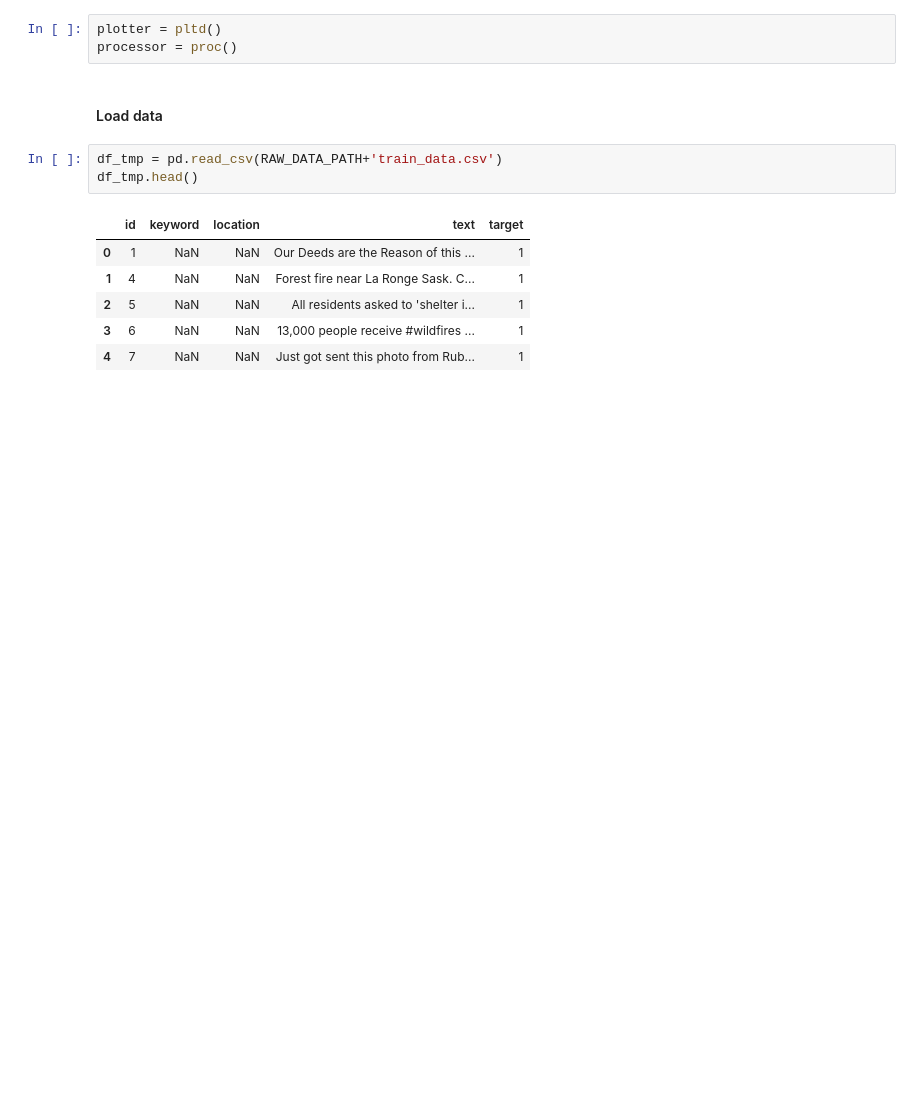
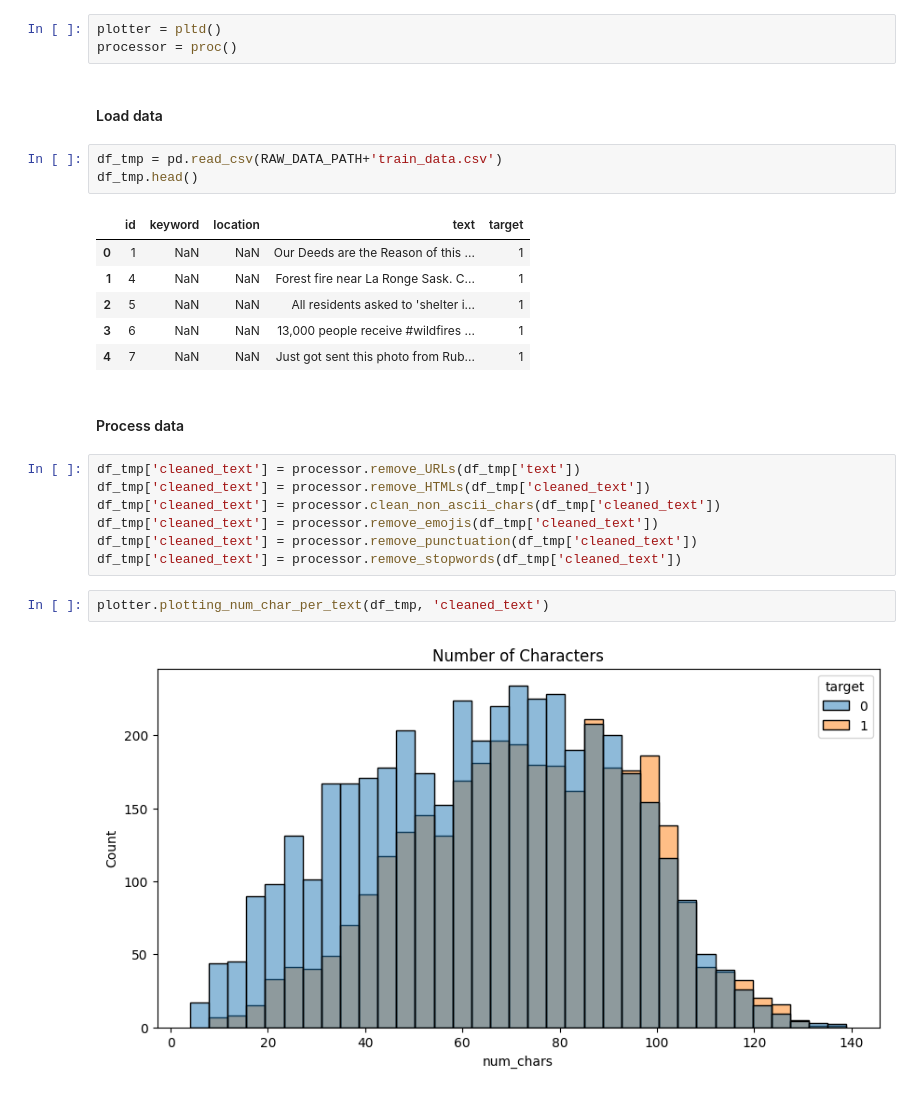
Before and after one commit to NophaieViscente/Sentiment_Analysis, a Jupyter notebook: code/AED.ipynb, the cells around one changed output. Drawn from its saved outputs; the diff is of its cells as text; blank space fills up the shorter version.

```diff
--- a/code/AED.ipynb
+++ b/code/AED.ipynb
@@ -29,3 +29,16 @@ df_tmp.head()
 | 2 | 5 | NaN | NaN | All residents asked to 'shelter i... | 1 |
 | 3 | 6 | NaN | NaN | 13,000 people receive #wildfires ... | 1 |
 | 4 | 7 | NaN | NaN | Just got sent this photo from Rub... | 1 |
+# %% [markdown]
+#### Process data
+# %%
+df_tmp['cleaned_text'] = processor.remove_URLs(df_tmp['text'])
+df_tmp['cleaned_text'] = processor.remove_HTMLs(df_tmp['cleaned_text'])
+df_tmp['cleaned_text'] = processor.clean_non_ascii_chars(df_tmp['cleaned_text'])
+df_tmp['cleaned_text'] = processor.remove_emojis(df_tmp['cleaned_text'])
+df_tmp['cleaned_text'] = processor.remove_punctuation(df_tmp['cleaned_text'])
+df_tmp['cleaned_text'] = processor.remove_stopwords(df_tmp['cleaned_text'])
+# %%
+plotter.plotting_num_char_per_text(df_tmp, 'cleaned_text')
+# %% [output]
+[figure, added]
```
Also changed, not shown: parts of 2 cells of this notebook.
